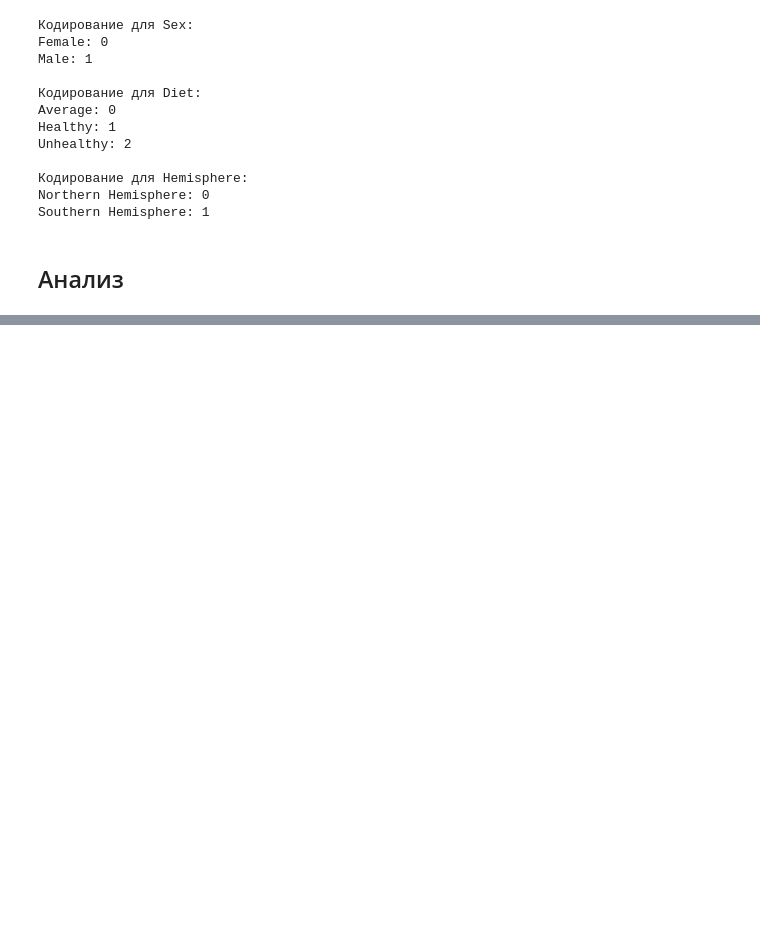
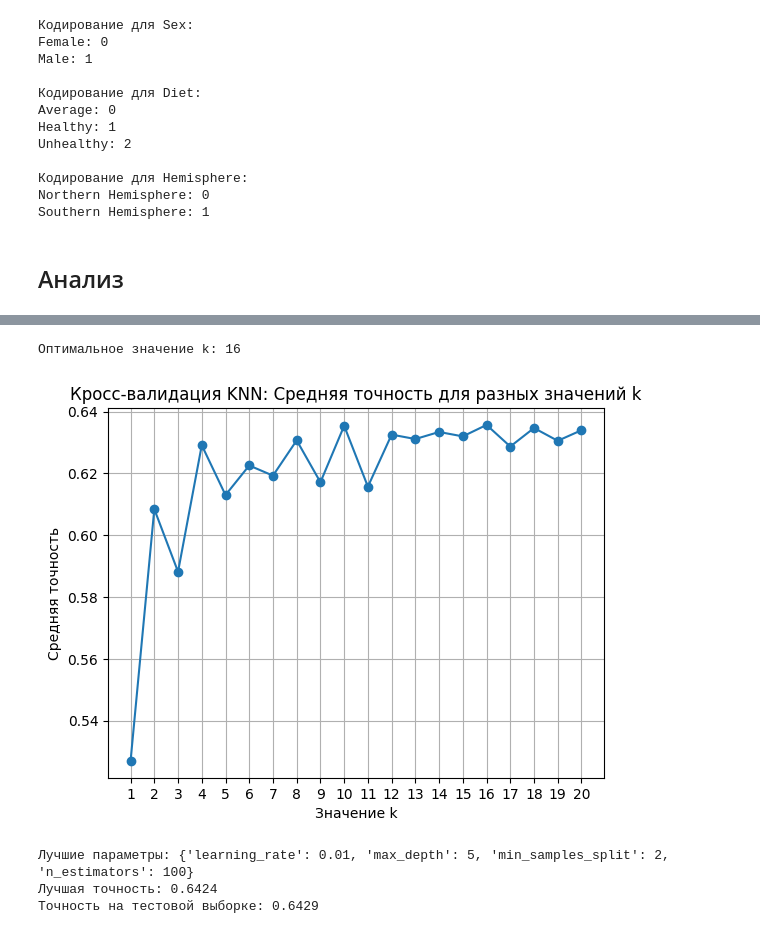
Before and after one commit to artschedrov/fpmi_ml, a Jupyter notebook: zadanie_1.ipynb, the cells around one changed output, grey strips where cells are left out. Saved outputs shown, nothing was run; the diff lists cells and outputs as text; code cells hidden in the pictures; blank space fills up the shorter version.

Commit message:
добавление моделей и подбора параметров

```diff
--- a/zadanie_1.ipynb
+++ b/zadanie_1.ipynb
@@ -347,0 +502,60 @@ Smoking
+# %%
+# Список значений k для тестирования
+k_values = range(1, 21)  # От 1 до 20
+
+# Список для хранения средних значений точности
+mean_scores = []
+
+# Кросс-валидация для каждого k
+for k in k_values:
+    knn = KNeighborsClassifier(n_neighbors=k)
+    scores = cross_val_score(knn, X_train_rfe, y_train, cv=5)  # 5-кратная кросс-валидация
+    mean_scores.append(scores.mean())
+
+# Поиск оптимального k
+optimal_k = k_values[np.argmax(mean_scores)]
+print(f"Оптимальное значение k: {optimal_k}")
+
+# Визуализация результатов
+import matplotlib.pyplot as plt
+
+plt.plot(k_values, mean_scores, marker='o')
+plt.title('Кросс-валидация KNN: Средняя точность для разных значений k')
+plt.xlabel('Значение k')
+plt.ylabel('Средняя точность')
+plt.xticks(k_values)
+plt.grid()
+plt.show()
+# %% [output]
+Оптимальное значение k: 16
+[figure, added]
+# %%
+# Определение модели
+gbc = GradientBoostingClassifier()
+
+# Определение параметров для подбора
+param_grid = {
+    'n_estimators': [50, 100, 150],  # Количество деревьев
+    'learning_rate': [0.01, 0.1, 0.2],  # Скорость обучения
+    'max_depth': [3, 5, 7],  # Максимальная глубина деревьев
+    'min_samples_split': [2, 5, 10],  # Минимальное количество образцов для разделения
+}
+
+# Настройка Grid Search
+grid_search = GridSearchCV(estimator=gbc, param_grid=param_grid, cv=5, scoring='accuracy', n_jobs=-1)
+
+# Обучение модели
+grid_search.fit(X_train, y_train)
+
+# Вывод лучших параметров и их точности
+print(f"Лучшие параметры: {grid_search.best_params_}")
+print(f"Лучшая точность: {grid_search.best_score_:.4f}")
+
+# Оценка на тестовой выборке
+best_model = grid_search.best_estimator_
+test_accuracy = best_model.score(X_test, y_test)
+print(f"Точность на тестовой выборке: {test_accuracy:.4f}")
+# %% [output]
+Лучшие параметры: {'learning_rate': 0.01, 'max_depth': 5, 'min_samples_split': 2, 'n_estimators': 100}
+Лучшая точность: 0.6424
+Точность на тестовой выборке: 0.6429
```
Also changed, not shown: parts of 38 cells of this notebook.
